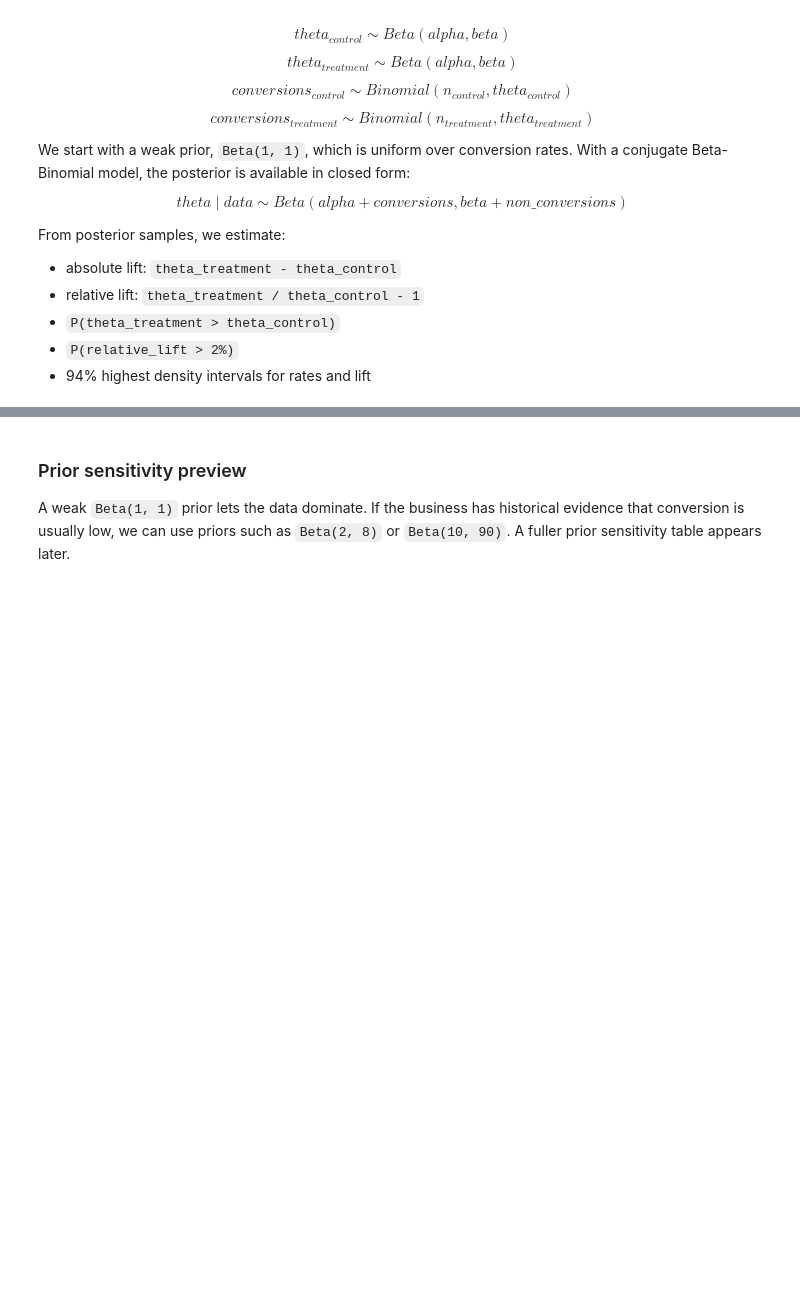
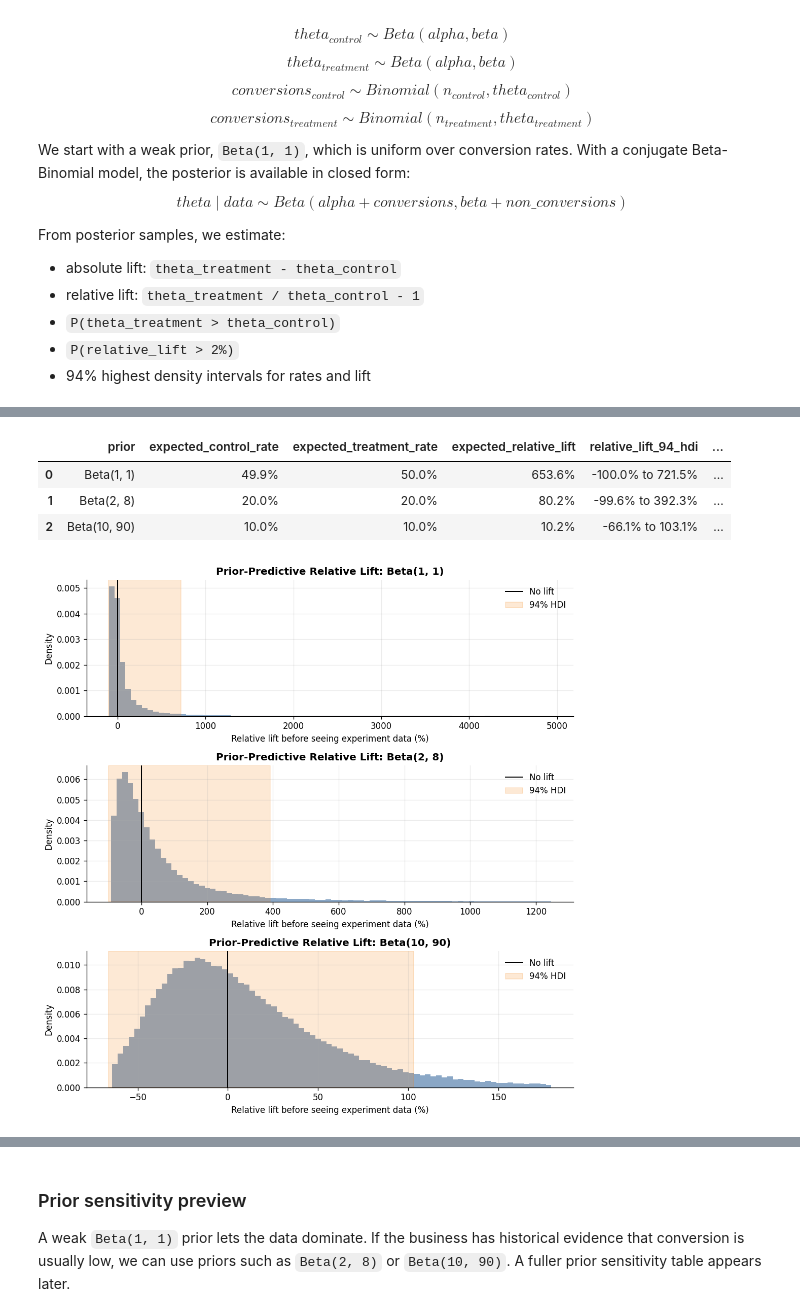
Before and after one commit to violaciao/data-bedrock, a Jupyter notebook: 05_measurement/bayesian_ab_testing_subscription_illustration.ipynb, the cells around one changed output, grey strips where cells are left out. Saved outputs shown, nothing was run; the diff lists cells and outputs as text; code cells hidden in the pictures; blank space fills up the shorter version.

```diff
--- a/05_measurement/bayesian_ab_testing_subscription_illustration.ipynb
+++ b/05_measurement/bayesian_ab_testing_subscription_illustration.ipynb
@@ -518,3 +665,30 @@ From posterior samples, we estimate:
+# %%
+prior_predictive_samples = [
+    beta_prior_predictive_lift(1, 1, n_samples=N_POSTERIOR_SAMPLES, seed=SEED),
+    beta_prior_predictive_lift(2, 8, n_samples=N_POSTERIOR_SAMPLES, seed=SEED),
+    beta_prior_predictive_lift(10, 90, n_samples=N_POSTERIOR_SAMPLES, seed=SEED),
+]
+
+prior_predictive_summary = pd.DataFrame(
+    [summarize_prior_predictive_lift(samples) for samples in prior_predictive_samples]
+)
+prior_predictive_summary.style.format(
+    {
+        "expected_control_rate": "{:.1%}",
+        "expected_treatment_rate": "{:.1%}",
+        "expected_relative_lift": "{:.1%}",
+        "prob_prior_lift_above_20pct": "{:.1%}",
+    }
+)
+# %% [output]
+|  | prior | expected_control_rate | expected_treatment_rate | expected_relative_lift | relative_lift_94_hdi | ... |
+| 0 | Beta(1, 1) | 49.9% | 50.0% | 653.6% | -100.0% to 721.5% | ... |
+| 1 | Beta(2, 8) | 20.0% | 20.0% | 80.2% | -99.6% to 392.3% | ... |
+| 2 | Beta(10, 90) | 10.0% | 10.0% | 10.2% | -66.1% to 103.1% | ... |
+# %%
+plot_prior_predictive_lift(prior_predictive_samples)
+# %% [output]
+[figure, added]
 # %%
 conversion_samples = bayesian_beta_binomial_ab_test(
     experiment,
```
Also changed, not shown: parts of 23 cells of this notebook, 1 other file.
